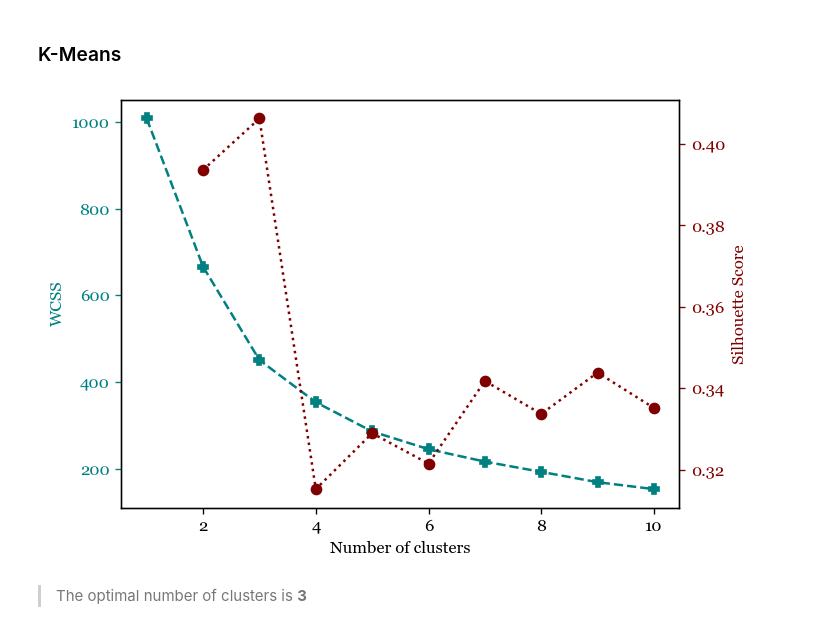
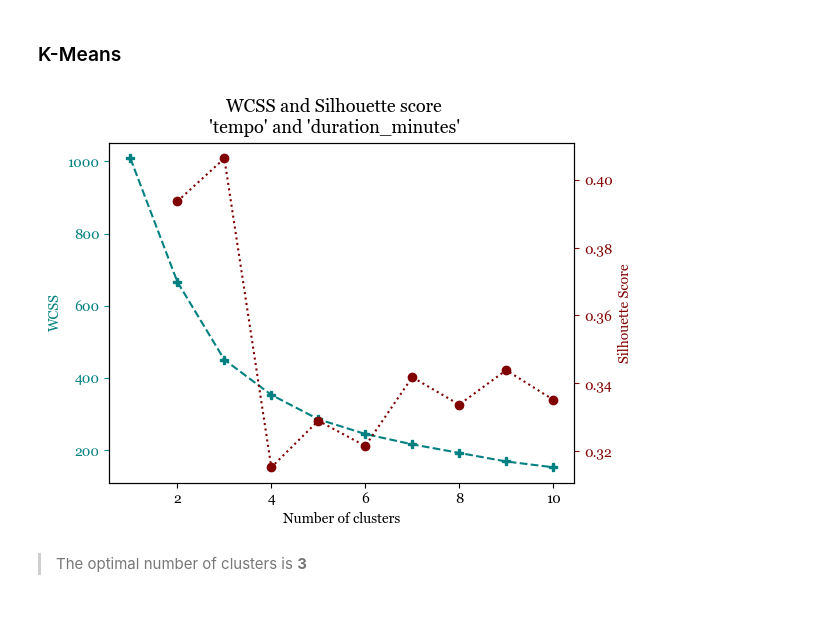
Before and after one commit to isaacarroyov/spotify_anomalies_kmeans-lof, a Jupyter notebook: notebooks/Anomaly-Outlier_Detection_Spotify.ipynb, the cells around one changed output. Cells and saved outputs as stored; diff of their text form; code cells hidden in the pictures.

```diff
--- a/notebooks/Anomaly-Outlier_Detection_Spotify.ipynb
+++ b/notebooks/Anomaly-Outlier_Detection_Spotify.ipynb
@@ -289,7 +291,7 @@ X_01 = df_01[vars_01].values
 **Silhouette score** [5]
 # %%
 # Find the ideal number of clusters
-def find_optimal_k_clusters_plot(dataframe, features_name, minK, maxK, random_state = 11):
+def find_optimal_k_clusters_plot(dataframe, features_name, minK, maxK, titlePlot, random_state = 11):
     """
     This function displays a plot of the Within Cluster Sum Squares (WCSS) and the
     Silhouette Score. The objective of this function is to visually identify the
@@ -315,7 +317,9 @@ def find_optimal_k_clusters_plot(dataframe, features_name, minK, maxK, random_st
                   for model in list_models[1:]]
 
     # P L O T   R E S U L T S
-    fig, ax1 = plt.subplots(figsize = (6,4.5), dpi=120)
+    fig, ax1 = plt.subplots(figsize = (6,4.5), dpi=100, facecolor='white')
+    ax1.set_facecolor('white')
+    fig.suptitle(titlePlot, size=13)
     ax1.plot(range(minK, maxK), wcss,
              linestyle = '--', marker = 'P', color = 'teal', label = 'WCSS')
     ax1.set_xlabel('Number of clusters')
@@ -577,9 +581,10 @@ vars_02 = ['tempo_scaled','duration_minutes_scaled']
 # %% [markdown]
 ### K-Means
 # %%
-find_optimal_k_clusters_plot(dataframe=df_02, features_name=vars_02, minK=1, maxK=11)
+find_optimal_k_clusters_plot(dataframe=df_02, features_name=vars_02, minK=1, maxK=11,
+                            titlePlot="WCSS and Silhouette score\n'tempo' and 'duration_minutes'")
 # %% [output]
-[figure, old version]
+[figure, new version]
 # %% [markdown]
 > The optimal number of clusters is **3**
 # %%
```
Also changed, not shown: parts of 20 cells of this notebook, 1 other file.
